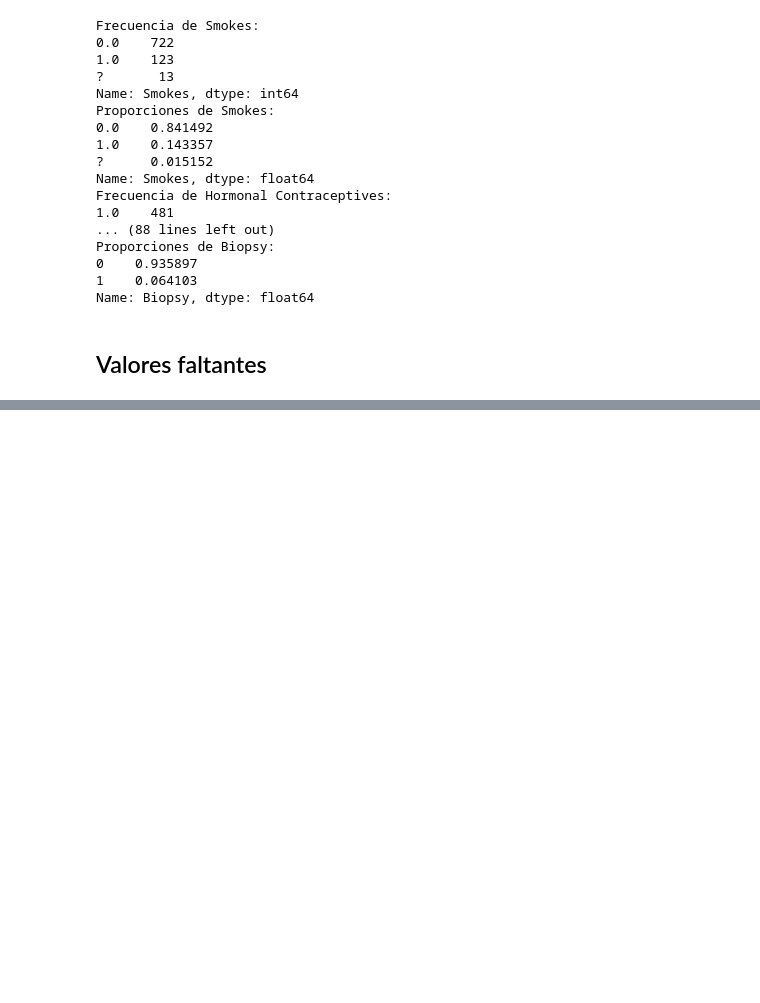
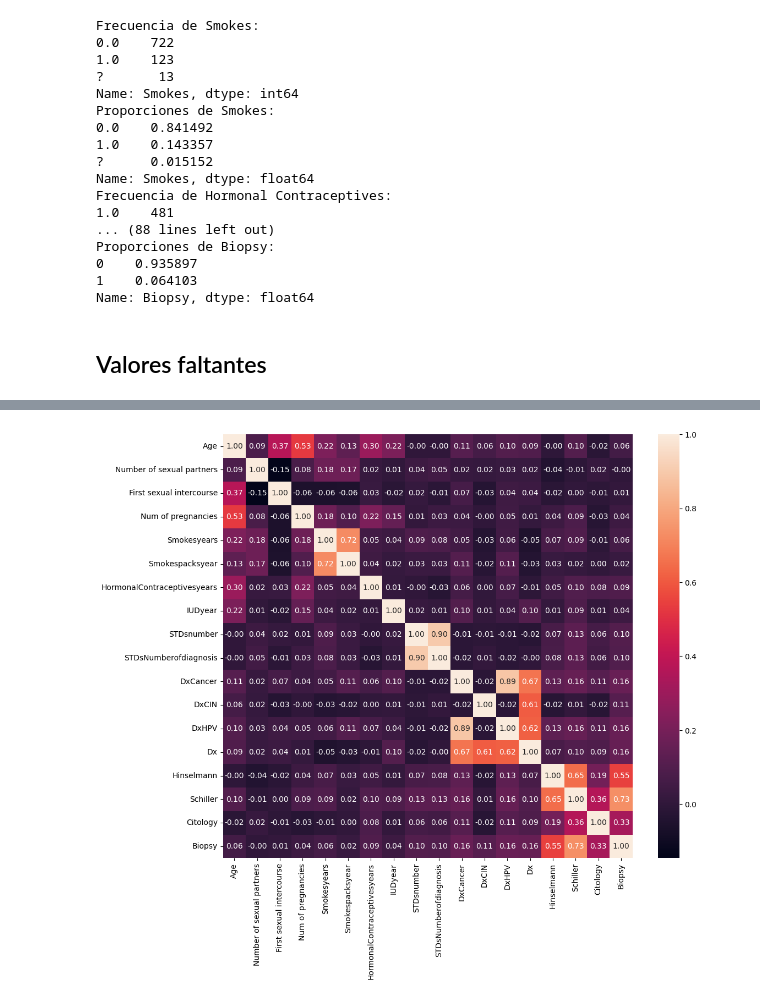
Before and after one commit to Wachuuu15/DS_lab1, a Jupyter notebook: EdaDataMining (1).ipynb, the cells around one changed output, grey strips where cells are left out. Cells and saved outputs as stored; diff of their text form; code cells hidden in the pictures; blank space fills up the shorter version.

```diff
--- a/EdaDataMining (1).ipynb
+++ b/EdaDataMining (1).ipynb
@@ -264,0 +396,13 @@ Series([], dtype: float64)
+# %%
+columns_to_impute = [
+    'Number of sexual partners', 'First sexual intercourse', 'Num of pregnancies',
+    'Smokesyears', 'Smokespacksyear', 'HormonalContraceptivesyears', 'IUDyear', 'STDsnumber'
+]
+
+for col in columns_to_impute:
+    if df[col].isnull().mean() * 100 < 15:
+        df[col].fillna(df[col].median(), inplace=True)
+# %%
+# Columnas a eliminar (más del 90% de datos faltantes)
+columns_to_drop = ['STDsTimesincefirstdiagnosis', 'STDsTimesincelastdiagnosis']
+df.drop(columns=columns_to_drop, inplace=True)
@@ -264,0 +433,7 @@ Series([], dtype: float64)
+# %%
+correlation_matrix = df.corr()
+plt.figure(figsize=(12, 10))
+sns.heatmap(correlation_matrix, annot=True, fmt=".2f")
+plt.show()
+# %% [output]
+[figure, added]
```
Also changed, not shown: parts of 41 cells of this notebook.
